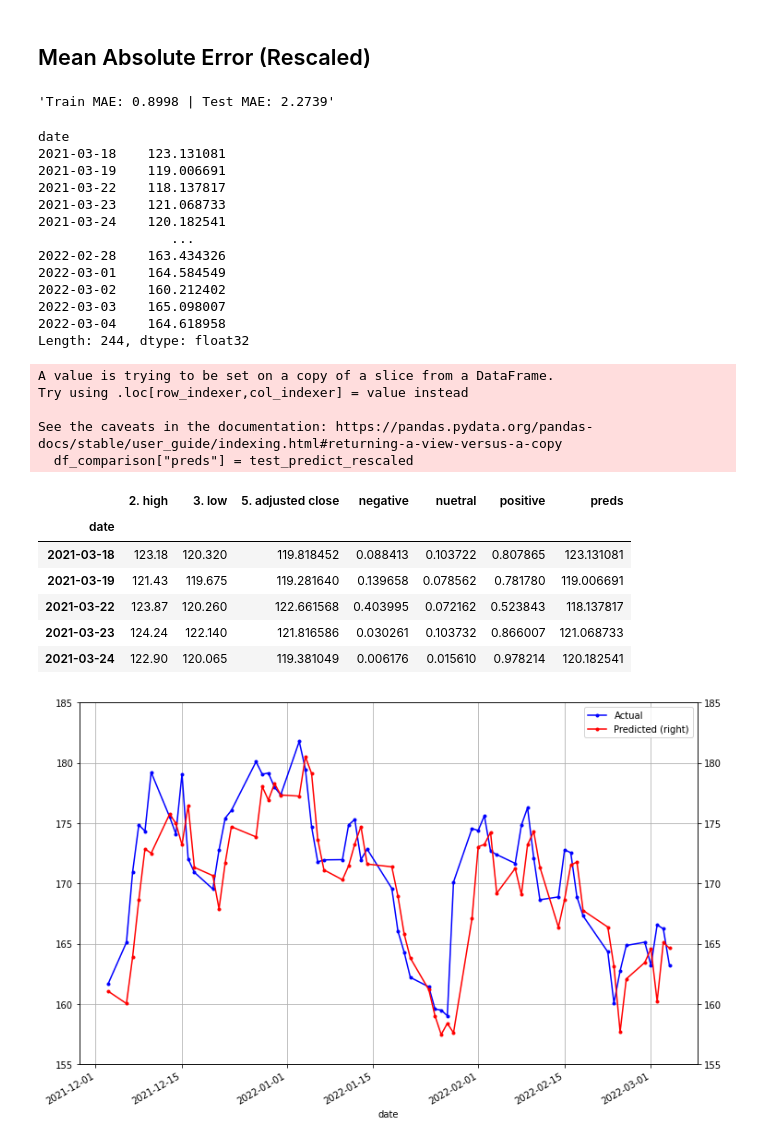
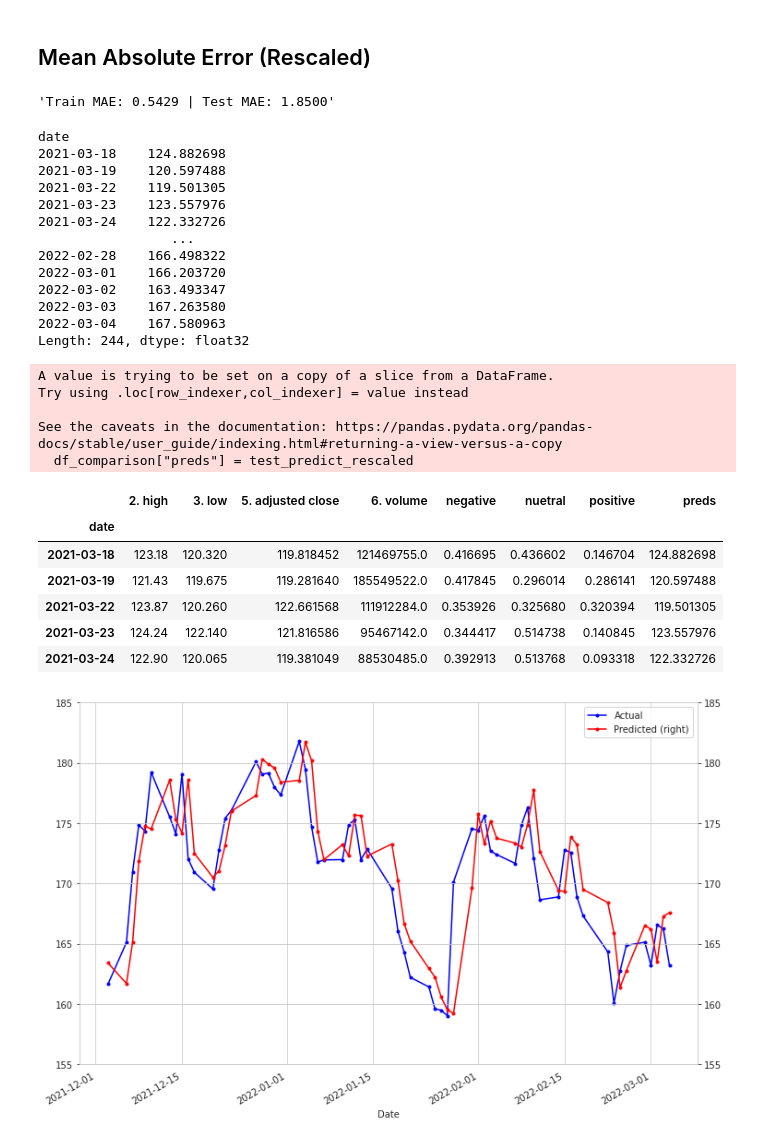
Before and after one commit to RobinsonCW/StockPriceForecasting, a Jupyter notebook: src/objectives/research_paper/AAPL/multivariate/multivariate_time_series_benzenga.ipynb, the cells around one changed output. Cells and saved outputs as stored; diff of their text form; code cells hidden in the pictures.

```diff
--- a/src/objectives/research_paper/AAPL/multivariate/multivariate_time_series_benzenga.ipynb
+++ b/src/objectives/research_paper/AAPL/multivariate/multivariate_time_series_benzenga.ipynb
@@ -64,6 +64,9 @@ mpl.rcParams['axes.grid'] = False
 
 np.random.seed(42)
 tf.random.set_seed(42)
+# %%
+# plt.rcParams['figure.dpi'] = 400
+sns.set_style('whitegrid')
 # %%
 gpu_devices = tf.config.experimental.list_physical_devices('GPU')
 if gpu_devices:
@@ -99,7 +101,7 @@ lstm_units = 63
 # %% [markdown]
 ## Load Data
 # %%
-csv_path = "/app/StockPricePredictions/data/alphavantage/time_series_daily_adjusted/AAPL_WITH_BENZINGA_FINBERT_SA.csv"
+csv_path = "/app/StockPricePredictions/data/alphavantage/time_series_daily_adjusted/AAPL/AAPL_WITH_BENZINGA_FINBERT_SA.csv"
 # %% [markdown]
 ...
 # %%
@@ -110,8 +112,8 @@ df.reset_index(drop=True, inplace=True)
 
 date_time = pd.to_datetime(df.pop('date'))
 
-# df = df[["2. high", "3. low", "5. adjusted close", "negative", "nuetral", "positive"]]
-df = df[["2. high", "3. low", "5. adjusted close"]]
+
+df = df[["2. high", "3. low", "5. adjusted close", "6. volume", "negative", "nuetral", "positive"]]
 # %% [markdown]
 ...
 # %%
@@ -681,7 +687,8 @@ An important constructor argument for all Keras RNN layers, such as `tf.keras.la
 lstm_model = tf.keras.models.Sequential([
     # Shape [batch, time, features] => [batch, time, lstm_units]
     # tf.keras.layers.LSTM(lstm_units, return_sequences=True),
-    tf.keras.layers.Bidirectional(tf.keras.layers.LSTM(lstm_units, return_sequences=True)),
+    # tf.keras.layers.Bidirectional(tf.keras.layers.LSTM(lstm_units, return_sequences=True)),
+    tf.keras.layers.LSTM(lstm_units, return_sequences=True),
     tf.keras.layers.Dropout(0.20),
     # Shape => [batch, time, features]
     tf.keras.layers.Dense(units=1)
@@ -849,22 +852,22 @@ train_mse = mean_absolute_error(train_predict_rescaled, y_true_train['5. adjuste
 test_mse = mean_absolute_error(test_predict_rescaled, y_true_test['5. adjusted close'])
 f'Train MAE: {train_mse:.4f} | Test MAE: {test_mse:.4f}'
 # %% [output]
-'Train MAE: 0.8998 | Test MAE: 2.2739'
+'Train MAE: 0.5429 | Test MAE: 1.8500'
 # %%
 test_predict_rescaled
 # %% [output]
 date
-2021-03-18    123.131081
-2021-03-19    119.006691
-2021-03-22    118.137817
-2021-03-23    121.068733
-2021-03-24    120.182541
+2021-03-18    124.882698
+2021-03-19    120.597488
+2021-03-22    119.501305
+2021-03-23    123.557976
+2021-03-24    122.332726
                  ...
-2022-02-28    163.434326
-2022-03-01    164.584549
-2022-03-02    160.212402
-2022-03-03    165.098007
-2022-03-04    164.618958
+2022-02-28    166.498322
+2022-03-01    166.203720
+2022-03-02    163.493347
+2022-03-03    167.263580
+2022-03-04    167.580963
 Length: 244, dtype: float32
 # %%
 df_comparison = y_true_test
@@ -879,29 +882,29 @@ See the caveats in the documentation: https://pandas.pydata.org/pandas-docs/stab
 # %%
 df_comparison.head()
 # %% [output]
-|  | 2. high | 3. low | 5. adjusted close | negative | nuetral | positive | preds |
-| date |  |  |  |  |  |  |  |
-| 2021-03-18 | 123.18 | 120.320 | 119.818452 | 0.088413 | 0.103722 | 0.807865 | 123.131081 |
-| 2021-03-19 | 121.43 | 119.675 | 119.281640 | 0.139658 | 0.078562 | 0.781780 | 119.006691 |
-| 2021-03-22 | 123.87 | 120.260 | 122.661568 | 0.403995 | 0.072162 | 0.523843 | 118.137817 |
-| 2021-03-23 | 124.24 | 122.140 | 121.816586 | 0.030261 | 0.103732 | 0.866007 | 121.068733 |
-| 2021-03-24 | 122.90 | 120.065 | 119.381049 | 0.006176 | 0.015610 | 0.978214 | 120.182541 |
+|  | 2. high | 3. low | 5. adjusted close | 6. volume | negative | nuetral | positive | preds |
+| date |  |  |  |  |  |  |  |  |
+| 2021-03-18 | 123.18 | 120.320 | 119.818452 | 121469755.0 | 0.416695 | 0.436602 | 0.146704 | 124.882698 |
+| 2021-03-19 | 121.43 | 119.675 | 119.281640 | 185549522.0 | 0.417845 | 0.296014 | 0.286141 | 120.597488 |
+| 2021-03-22 | 123.87 | 120.260 | 122.661568 | 111912284.0 | 0.353926 | 0.325680 | 0.320394 | 119.501305 |
+| 2021-03-23 | 124.24 | 122.140 | 121.816586 | 95467142.0 | 0.344417 | 0.514738 | 0.140845 | 123.557976 |
+| 2021-03-24 | 122.90 | 120.065 | 119.381049 | 88530485.0 | 0.392913 | 0.513768 | 0.093318 | 122.332726 |
 # %%
 plt.figure(figsize=(12,8))
 
 ax1 = df_comparison["5. adjusted close"][-63:].plot(color='blue', grid=True, secondary_y=False, label='Actual', marker='.')
 ax2 = df_comparison["preds"][-63:].plot(color='red', grid=True, secondary_y=True, label='Predicted', marker='.')
 
 a, b = 155, 185
 
 ax1.set_ylim(a,b)
 ax2.set_ylim(a,b)
 
 h1, l1 = ax1.get_legend_handles_labels()
 h2, l2 = ax2.get_legend_handles_labels()
 
-# plt.xlabel('Apple\'s Stock Price')
+ax1.set_xlabel("Date")
 plt.legend(h1+h2, l1+l2, loc=1)
 plt.show()
 # %% [output]
-[figure, old version]
+[figure, new version]
```
Also changed, not shown: parts of 30 cells of this notebook, 3 other files.
